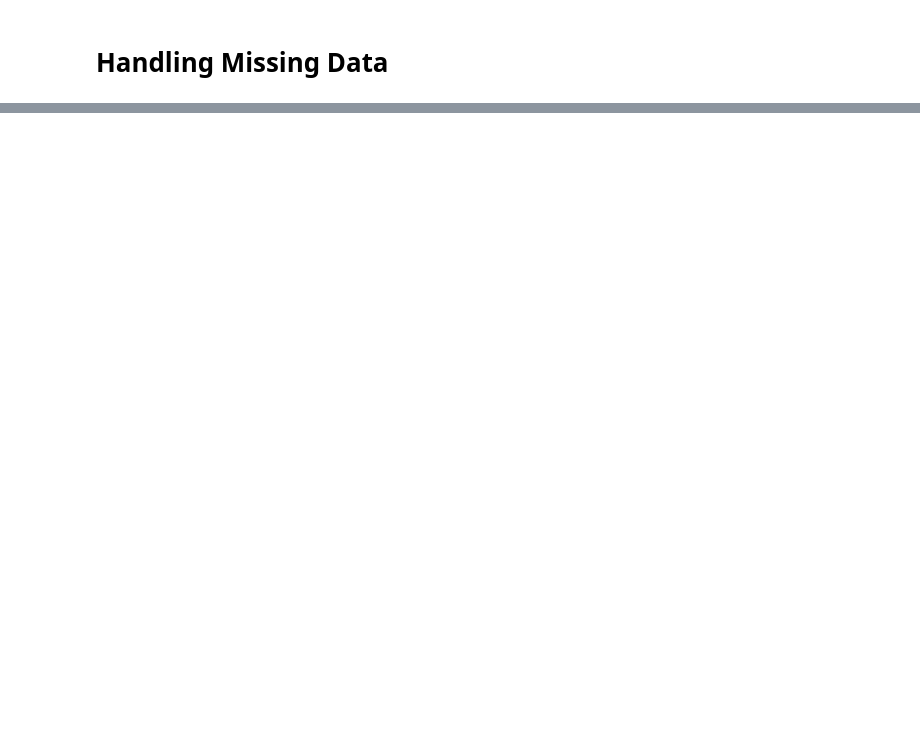
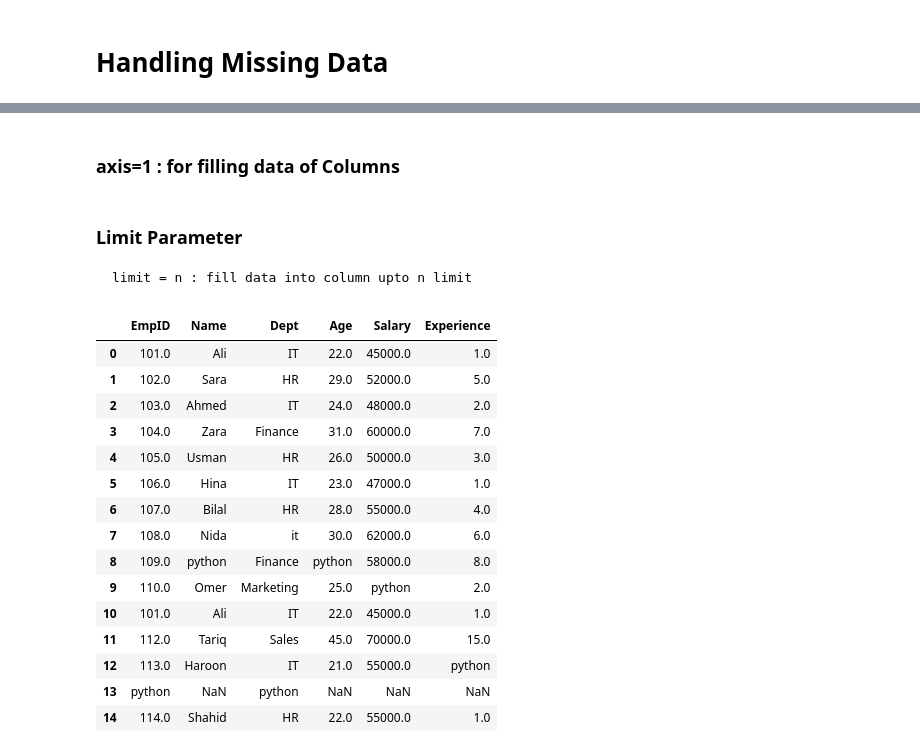
Before and after one commit to RealHaroon/Data-Analytics, a Jupyter notebook: Notebooks/Pandas/Data Cleaning.ipynb, the cells around one changed output, grey strips where cells are left out. Saved outputs shown, nothing was run; the diff lists cells and outputs as text; code cells hidden in the pictures; blank space fills up the shorter version.

Commit message:
Drop NaN, Fill NaN (20-12-2025 )

```diff
--- a/Notebooks/Pandas/Data Cleaning.ipynb
+++ b/Notebooks/Pandas/Data Cleaning.ipynb
@@ -80,0 +123,3 @@ df.dropna(how="any")
+# %%
+df.dropna(inplace=True)
+df
@@ -80,0 +291,2 @@ df.dropna(how="any")
+# %% [markdown]
+### __axis=1 : for filling data of Columns__
@@ -80,0 +301,22 @@ df.dropna(how="any")
+# %% [markdown]
+### Limit Parameter
+    limit = n : fill data into column upto n limit
+# %%
+df.fillna('python',limit=1)
+# %% [output]
+|  | EmpID | Name | Dept | Age | Salary | Experience |
+| 0 | 101.0 | Ali | IT | 22.0 | 45000.0 | 1.0 |
+| 1 | 102.0 | Sara | HR | 29.0 | 52000.0 | 5.0 |
+| 2 | 103.0 | Ahmed | IT | 24.0 | 48000.0 | 2.0 |
+| 3 | 104.0 | Zara | Finance | 31.0 | 60000.0 | 7.0 |
+| 4 | 105.0 | Usman | HR | 26.0 | 50000.0 | 3.0 |
+| 5 | 106.0 | Hina | IT | 23.0 | 47000.0 | 1.0 |
+| 6 | 107.0 | Bilal | HR | 28.0 | 55000.0 | 4.0 |
+| 7 | 108.0 | Nida | it | 30.0 | 62000.0 | 6.0 |
+| 8 | 109.0 | python | Finance | python | 58000.0 | 8.0 |
+| 9 | 110.0 | Omer | Marketing | 25.0 | python | 2.0 |
+| 10 | 101.0 | Ali | IT | 22.0 | 45000.0 | 1.0 |
+| 11 | 112.0 | Tariq | Sales | 45.0 | 70000.0 | 15.0 |
+| 12 | 113.0 | Haroon | IT | 21.0 | 55000.0 | python |
+| 13 | python | NaN | python | NaN | NaN | NaN |
+| 14 | 114.0 | Shahid | HR | 22.0 | 55000.0 | 1.0 |
```
Also changed, not shown: parts of 25 cells of this notebook.
